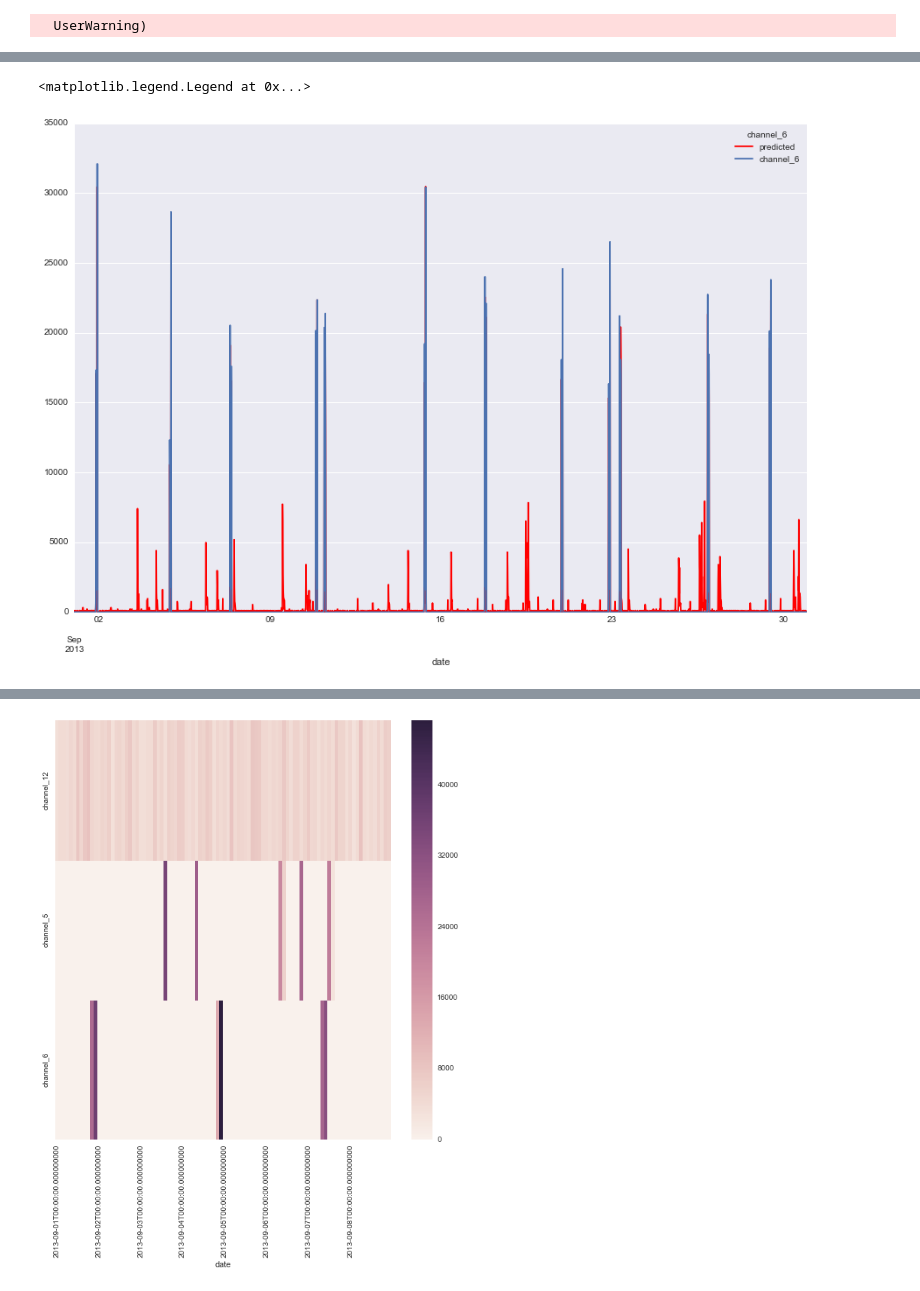
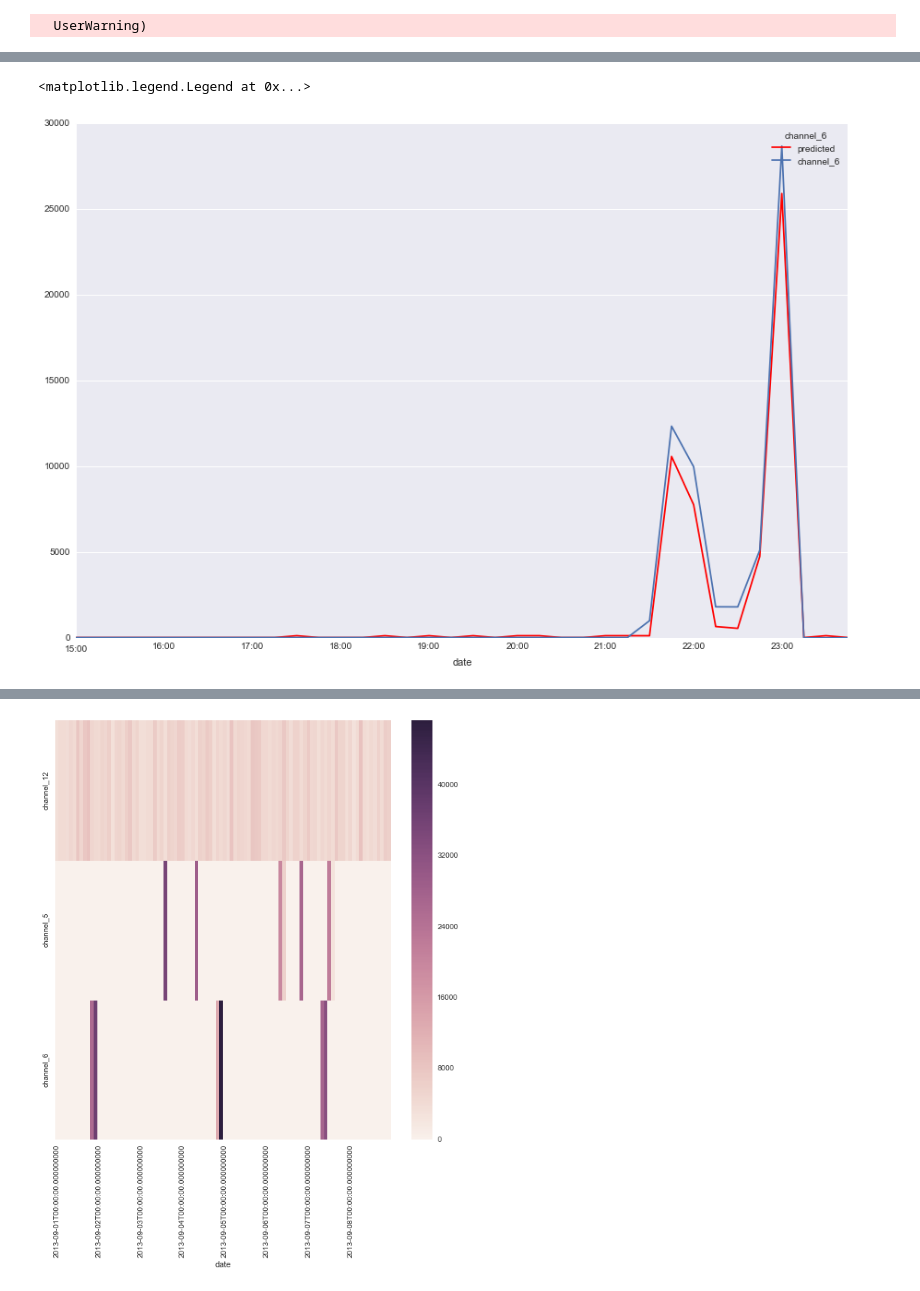
Before and after one commit to pipette/Electricity-load-disaggregation, a Jupyter notebook: code/Test graphs.ipynb, the cells around one changed output, grey strips where cells are left out. Drawn from its saved outputs; the diff is of its cells as text; code cells hidden in the pictures.

```diff
--- a/code/Test graphs.ipynb
+++ b/code/Test graphs.ipynb
@@ -55,18 +55,17 @@ plt.legend();
 # %%
 channel = 'channel_6'
-channel_pred = Min15_pred[(Min15_pred[channel]>1)][channel]
+channel_pred = Min15_pred[channel]['2013-09-04 15:00:00':'2013-09-04 23:59:59']
 idx = channel_pred.index
 channel_act = Min15_test.loc[idx][[channel]]
-
 
 plt.figure(figsize = (15,10))
 ax = channel_pred.plot(label = 'predicted',color = 'red')
 channel_act.plot(ax = ax, label = 'observed')
 plt.legend(title = channel);
 
 # plt.plot(channel_5_pred_working, label = 'predicted')
 # plt.plot(channel_5_act_working, label = 'observed')
 # plt.legend(title = 'Channel_5');
 # %% [output]
 <matplotlib.legend.Legend at 0x...>
-[figure, old version]
+[figure, new version]
```
Also changed, not shown: parts of 5 cells of this notebook, 5 other files.
